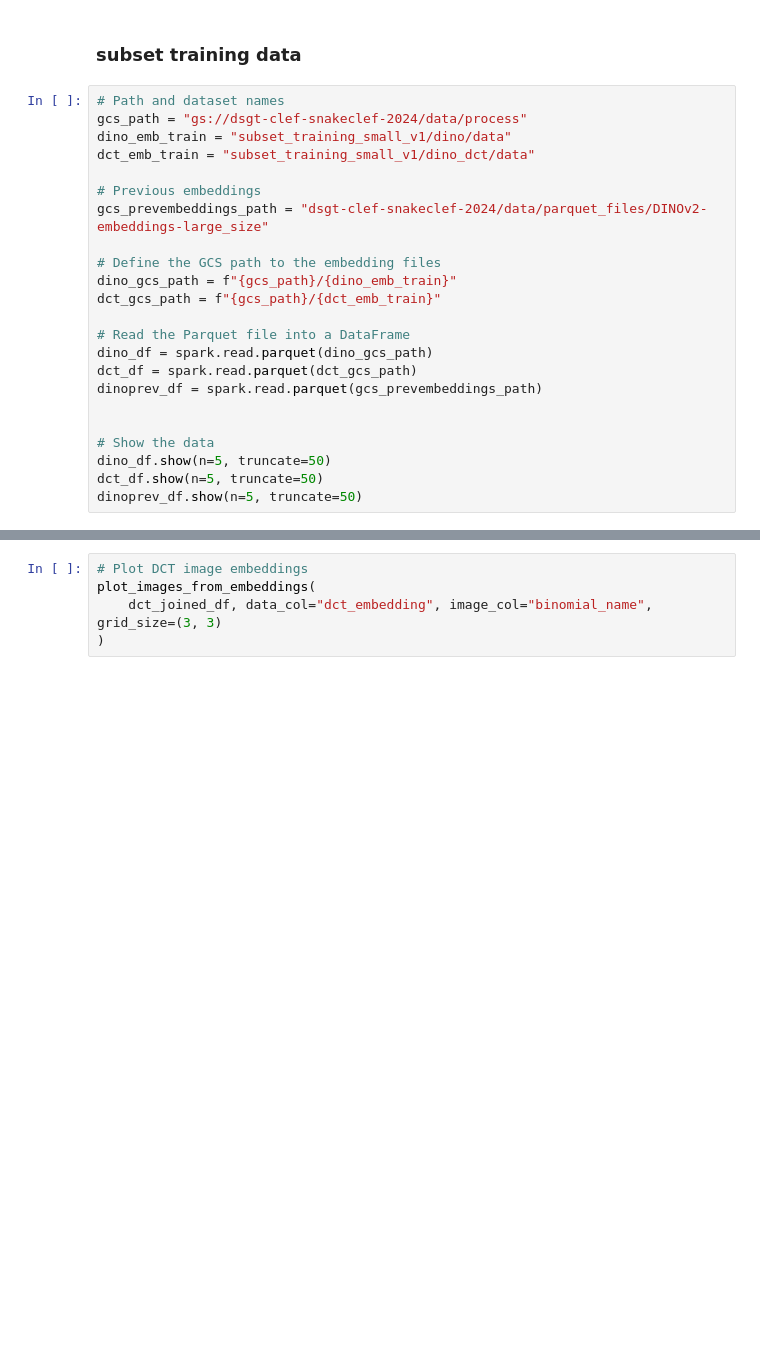
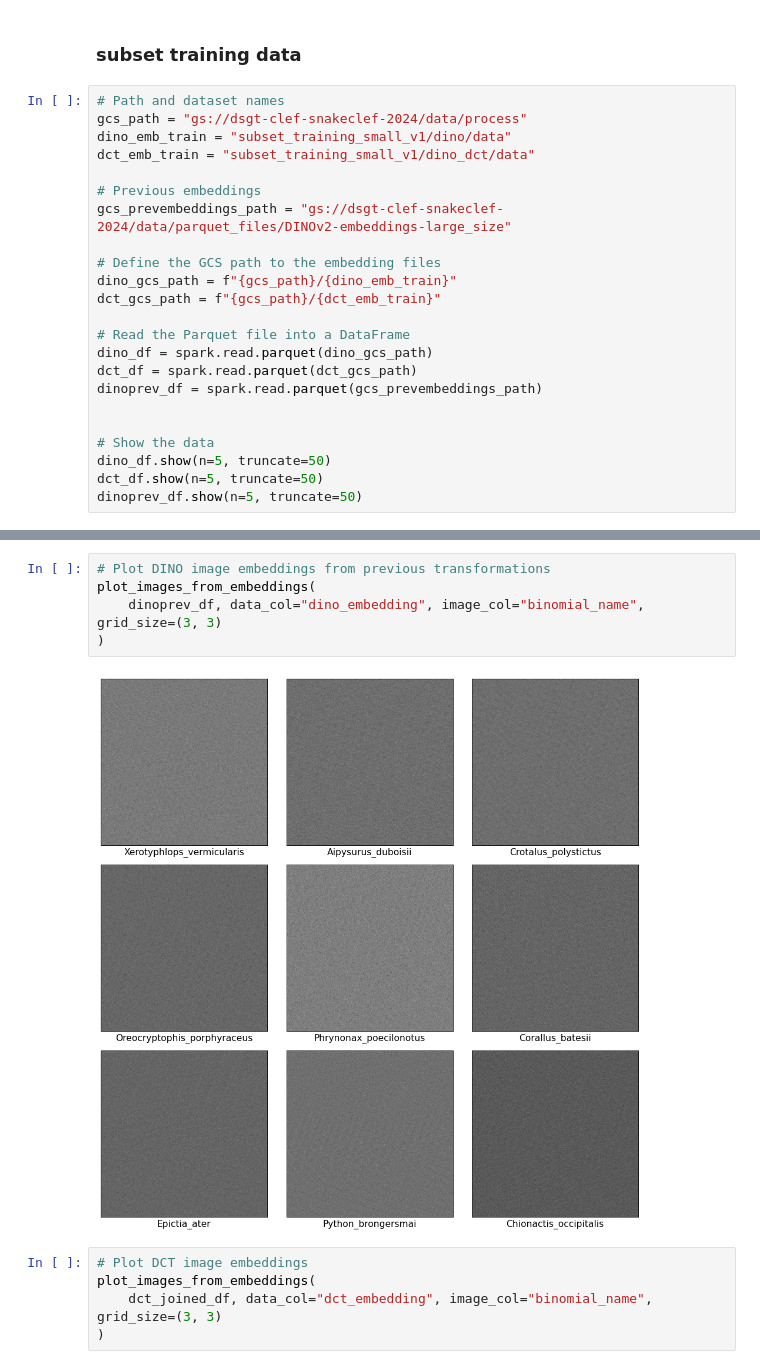
Before and after one commit to dsgt-kaggle-clef/snakeclef-2024, a Jupyter notebook: notebooks/preprocessing/2024-04-06-mg-validate-embeddings-snakeclef.ipynb, the cells around one changed output, grey strips where cells are left out. Cells and saved outputs as stored; diff of their text form; blank space fills up the shorter version.

Commit message:
update embeddings vis notebook

```diff
--- a/notebooks/preprocessing/2024-04-06-mg-validate-embeddings-snakeclef.ipynb
+++ b/notebooks/preprocessing/2024-04-06-mg-validate-embeddings-snakeclef.ipynb
@@ -56,7 +62,7 @@ dino_emb_train = "subset_training_small_v1/dino/data"
 dct_emb_train = "subset_training_small_v1/dino_dct/data"
 
 # Previous embeddings
-gcs_prevembeddings_path = "dsgt-clef-snakeclef-2024/data/parquet_files/DINOv2-embeddings-large_size"
+gcs_prevembeddings_path = "gs://dsgt-clef-snakeclef-2024/data/parquet_files/DINOv2-embeddings-large_size"
 
 # Define the GCS path to the embedding files
 dino_gcs_path = f"{gcs_path}/{dino_emb_train}"
@@ -118,3 +153,10 @@ plot_images_from_embeddings(
+# %%
+# Plot DINO image embeddings from previous transformations
+plot_images_from_embeddings(
+    dinoprev_df, data_col="dino_embedding", image_col="binomial_name", grid_size=(3, 3)
+)
+# %% [output]
+[figure, added]
 # %%
 # Plot DCT image embeddings
 plot_images_from_embeddings(
```
Also changed, not shown: parts of 7 cells of this notebook.
